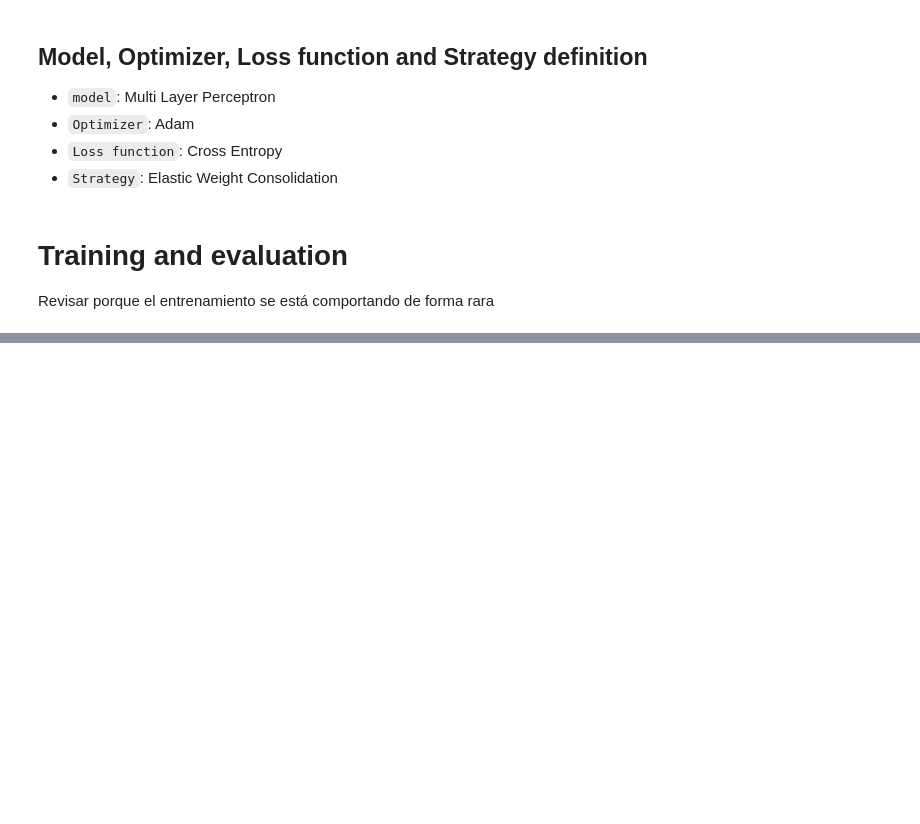
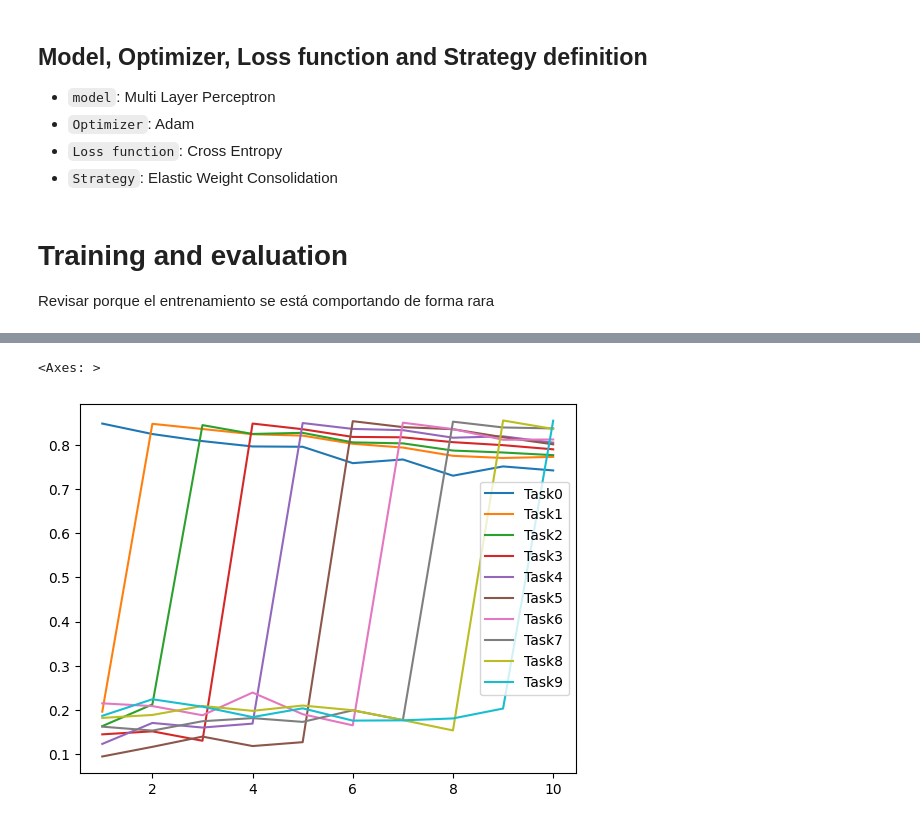
Before and after one commit to joyanedel/tt2, a Jupyter notebook: notebooks/ewc.ipynb, the cells around one changed output, grey strips where cells are left out. Cells and saved outputs as stored; diff of their text form; code cells hidden in the pictures; blank space fills up the shorter version.

Commit message:
EWC with good results

```diff
--- a/notebooks/ewc.ipynb
+++ b/notebooks/ewc.ipynb
@@ -69,9 +73,8 @@ test_stream = scenario.test_stream
 ## Evaluation metrics definition
 # %%
 eval_plugin = EvaluationPlugin(
-    bwt_metrics(experience=True, stream=True),
     accuracy_metrics(experience=True, stream=True),
-    forgetting_metrics(experience=True, stream=True)
+    loggers=[InteractiveLogger()]
 )
 # %% [markdown]
 ## Model, Optimizer, Loss function and Strategy definition
@@ -160,8 +279,0 @@ for result in results:
-# %%
-for i, result in enumerate(results, start=1):
-    keys = result.keys()
-    keys = filter(lambda x: "Acc" in x,  keys)
-    print("Evaluating after training task", i)
-
-    for j, key in enumerate(keys, start=1):
-        print(f"{key}: {result[key]}")
@@ -187,0 +320,14 @@ model.eval
+# %%
+accuracies: dict[int, list[float]] = dict()
+
+for i in range(10):
+    accuracies[f"Task{i}"] = eval_plugin.get_all_metrics()[f"Top1_Acc_Exp/eval_phase/test_stream/Task000/Exp00{i}"][1]
+# %%
+acc_df = pd.DataFrame(accuracies)
+acc_df.index = range(1, 11)
+# %%
+# lineplot every task acc per training
+sns.lineplot(data=acc_df, dashes=False)
+# %% [output]
+<Axes: >
+[figure, added]
```
Also changed, not shown: parts of 15 cells of this notebook, 12 other files.
